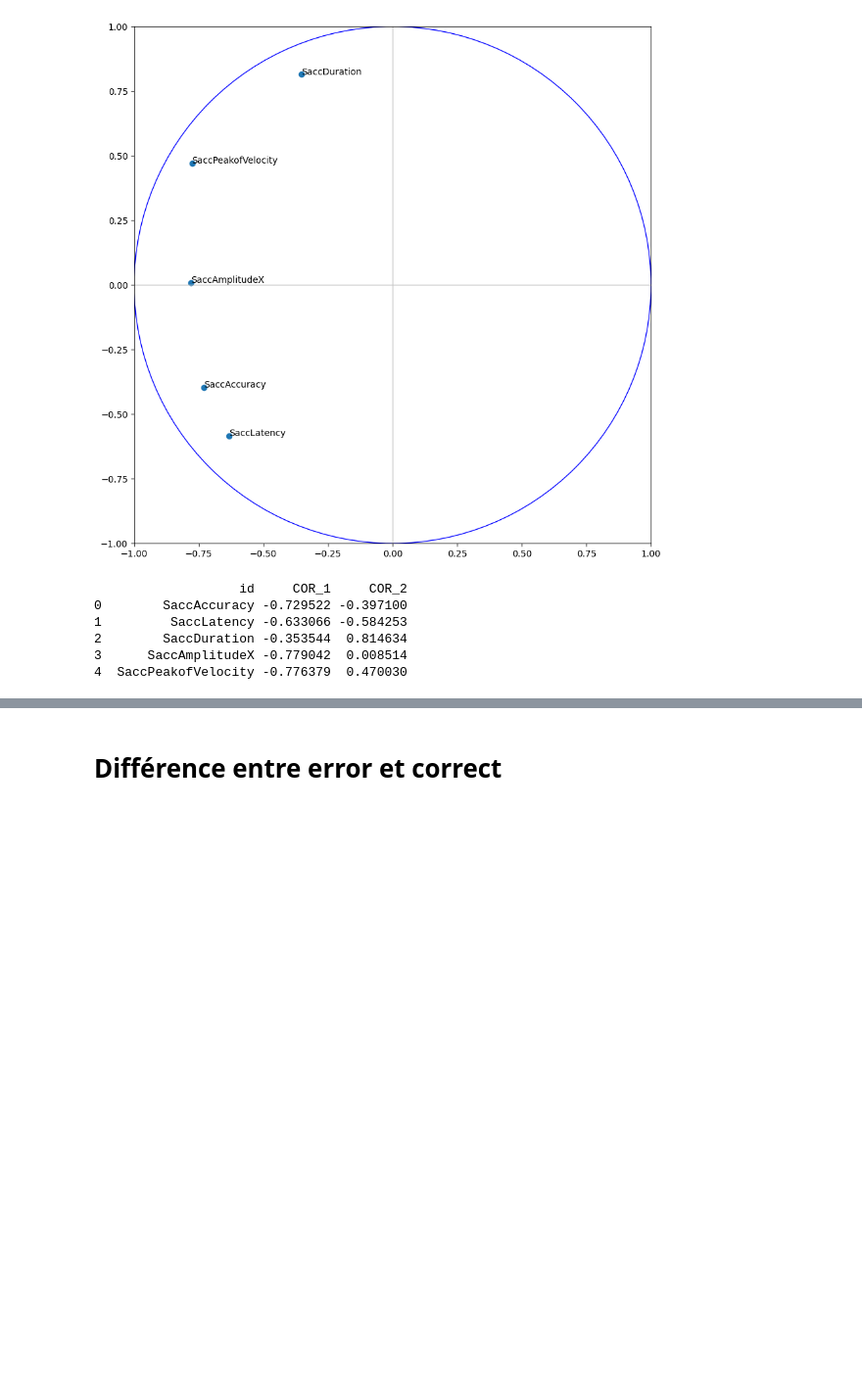
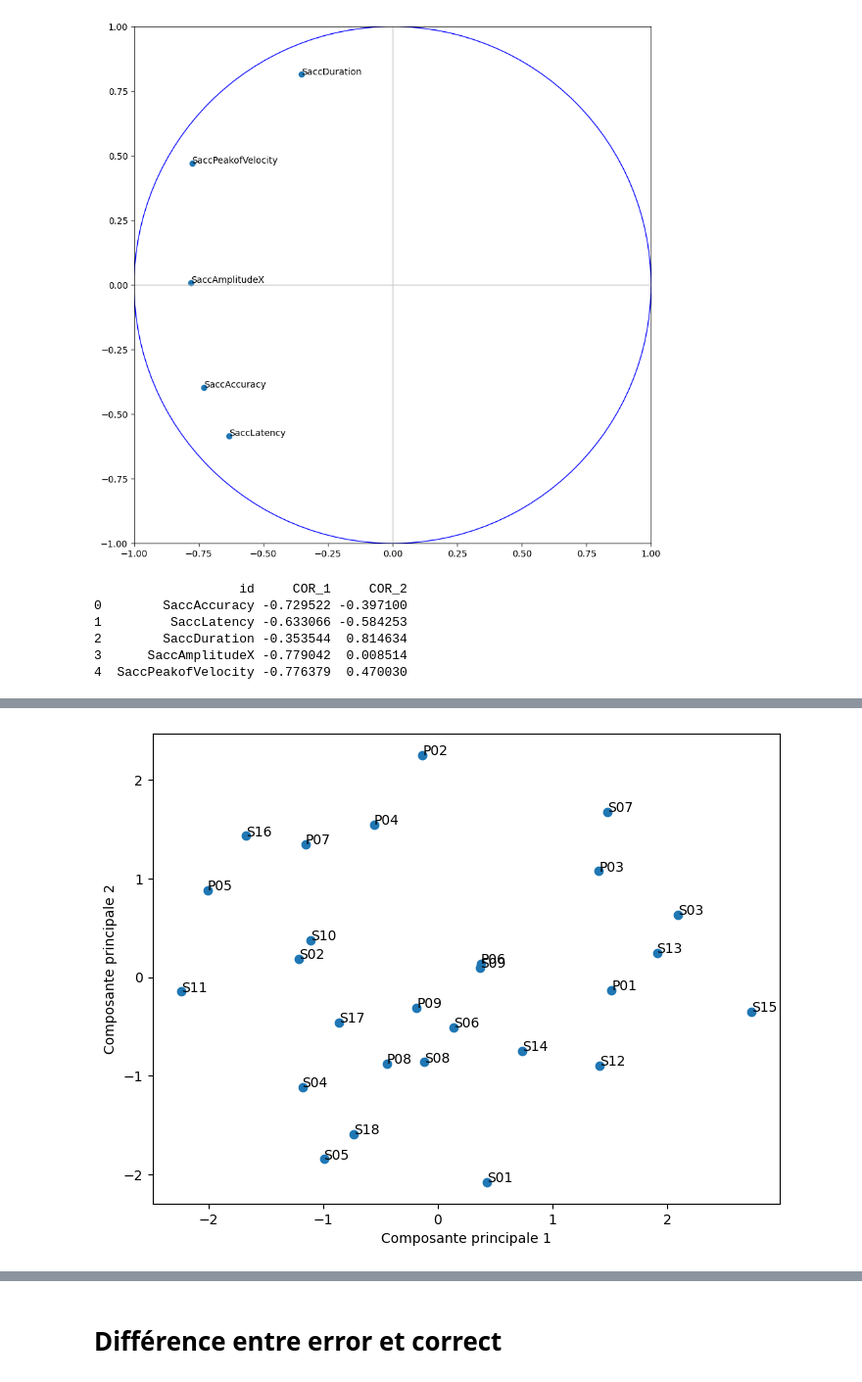
Before and after one commit to YalpLeYak/Mini_projet, a Jupyter notebook: COSNAY_DAMAGGIO_ProjetTSD.ipynb, the cells around one changed output, grey strips where cells are left out. Shown at 98% size. Cells and saved outputs as stored; diff of their text form; code cells hidden in the pictures; blank space fills up the shorter version.

```diff
--- a/COSNAY_DAMAGGIO_ProjetTSD.ipynb
+++ b/COSNAY_DAMAGGIO_ProjetTSD.ipynb
@@ -230,0 +259,16 @@ print(pd.DataFrame(
+# %%
+coord=acp.fit_transform(Xacp)
+plt.scatter(coord[:,0],coord[:,1])
+plt.xlabel('Composante principale 1')
+plt.ylabel('Composante principale 2')
+for j in range(n):
+    plt.annotate(Xcr.index[j], (coord[j, 0], coord[j, 1]))   # affichage des etiquettes sur les points des indivudus
+plt.subplots_adjust(left=0,
+					bottom=0,
+					right=1,
+					top=1,
+					wspace=0.4,
+					hspace=0.4)
+plt.show()
+# %% [output]
+[figure, added]
```
Also changed, not shown: parts of 6 cells of this notebook.
